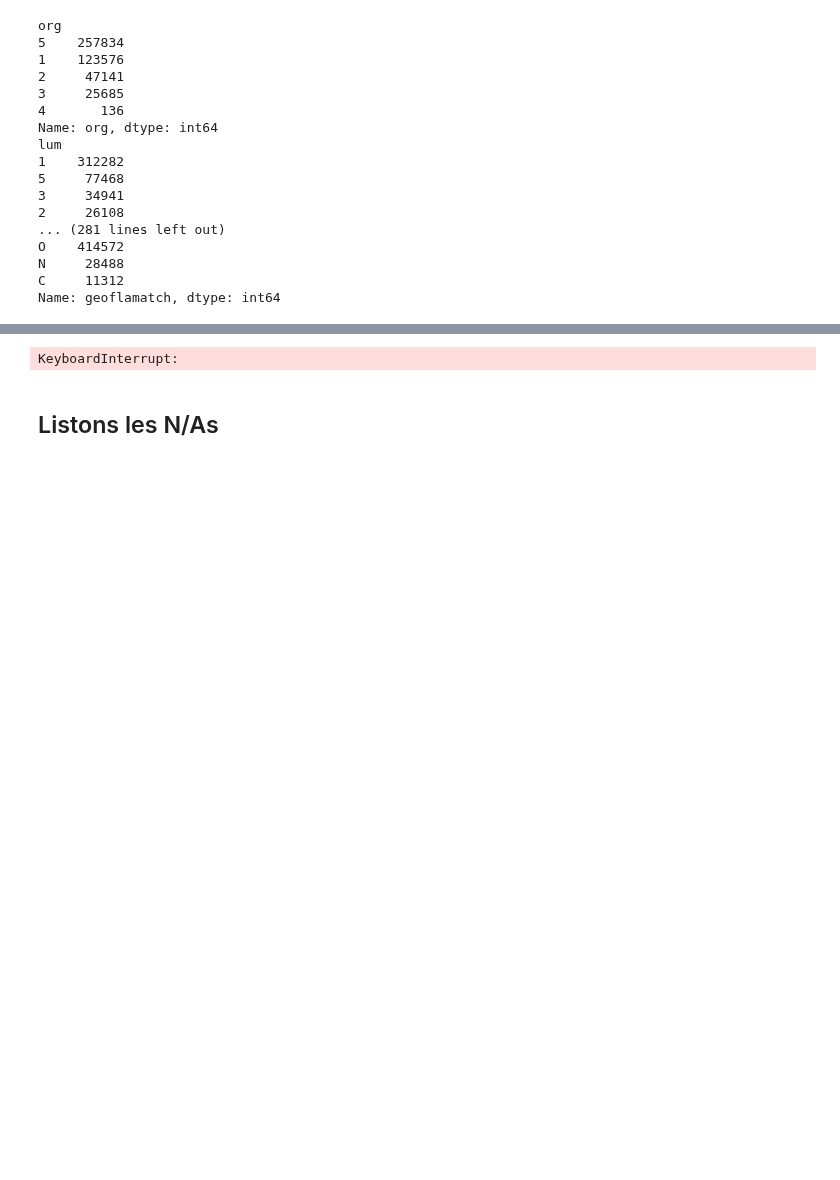
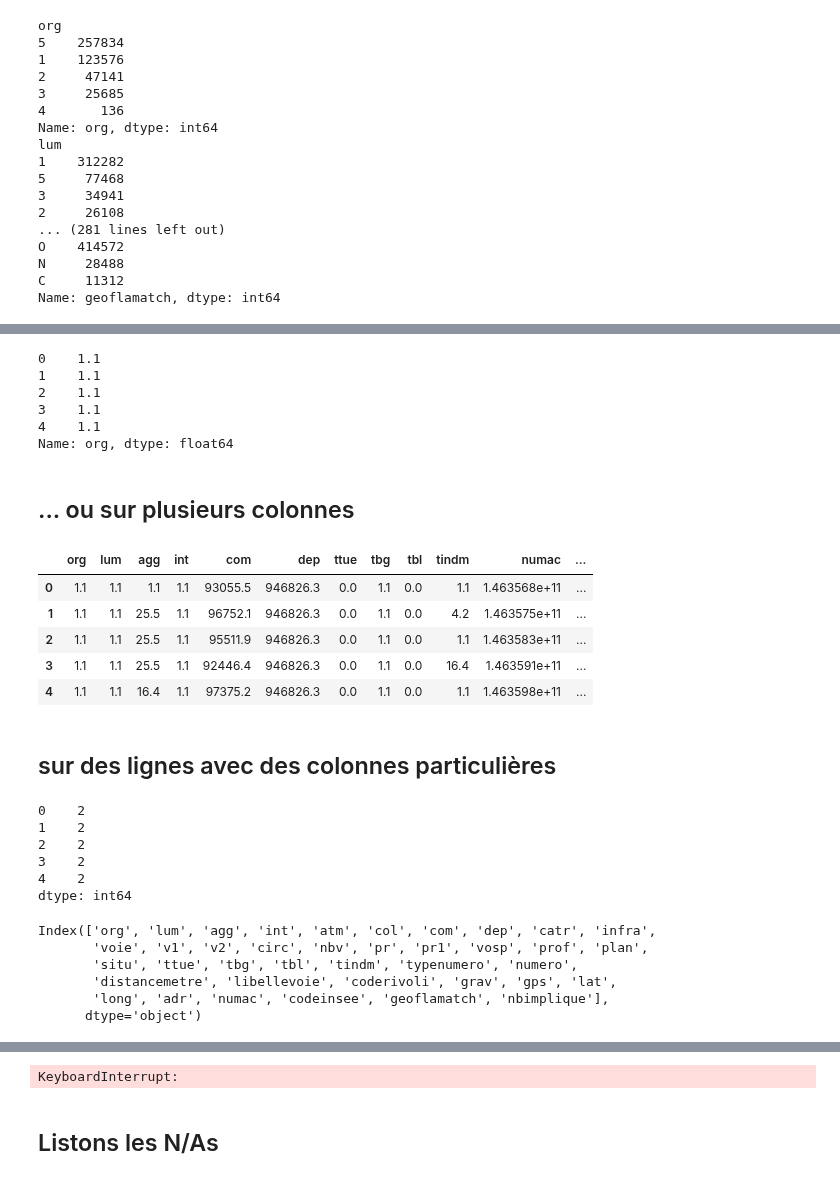
Before and after one commit to Luc-Bertin/TDs_ESILV, a Jupyter notebook: TD3_PlayingWithPandas.ipynb, the cells around one changed output, grey strips where cells are left out. Cells and saved outputs as stored; diff of their text form; code cells hidden in the pictures; blank space fills up the shorter version.

```diff
--- a/TD3_PlayingWithPandas.ipynb
+++ b/TD3_PlayingWithPandas.ipynb
@@ -222,0 +233,2 @@ Name: geoflamatch, dtype: int64
+# %%
+uneFonctionEnUneLigne = lambda x: x**2 + x/10
@@ -222,0 +255,42 @@ Name: geoflamatch, dtype: int64
+# %%
+df.org.apply(uneFonctionEnUneLigne)[0:5]
+# %% [output]
+0    1.1
+1    1.1
+2    1.1
+3    1.1
+4    1.1
+Name: org, dtype: float64
+# %% [markdown]
+## ... ou sur plusieurs colonnes
+# %%
+df[df.dtypes[df.dtypes=='int'].index].apply(uneFonctionEnUneLigne).head()
+# %% [output]
+|  | org | lum | agg | int | com | dep | ttue | tbg | tbl | tindm | numac | ... |
+| 0 | 1.1 | 1.1 | 1.1 | 1.1 | 93055.5 | 946826.3 | 0.0 | 1.1 | 0.0 | 1.1 | 1.463568e+11 | ... |
+| 1 | 1.1 | 1.1 | 25.5 | 1.1 | 96752.1 | 946826.3 | 0.0 | 1.1 | 0.0 | 4.2 | 1.463575e+11 | ... |
+| 2 | 1.1 | 1.1 | 25.5 | 1.1 | 95511.9 | 946826.3 | 0.0 | 1.1 | 0.0 | 1.1 | 1.463583e+11 | ... |
+| 3 | 1.1 | 1.1 | 25.5 | 1.1 | 92446.4 | 946826.3 | 0.0 | 1.1 | 0.0 | 16.4 | 1.463591e+11 | ... |
+| 4 | 1.1 | 1.1 | 16.4 | 1.1 | 97375.2 | 946826.3 | 0.0 | 1.1 | 0.0 | 1.1 | 1.463598e+11 | ... |
+# %% [markdown]
+## sur des lignes avec des colonnes particulières
+# %%
+def f(row):
+    return row['org'] + row['lum']
+df.head().apply(f, axis=1) # axis =1 => sur les lignes
+# %% [output]
+0    2
+1    2
+2    2
+3    2
+4    2
+dtype: int64
+# %%
+df.columns
+# %% [output]
+Index(['org', 'lum', 'agg', 'int', 'atm', 'col', 'com', 'dep', 'catr', 'infra',
+       'voie', 'v1', 'v2', 'circ', 'nbv', 'pr', 'pr1', 'vosp', 'prof', 'plan',
+       'situ', 'ttue', 'tbg', 'tbl', 'tindm', 'typenumero', 'numero',
+       'distancemetre', 'libellevoie', 'coderivoli', 'grav', 'gps', 'lat',
+       'long', 'adr', 'numac', 'codeinsee', 'geoflamatch', 'nbimplique'],
+      dtype='object')
```
Also changed, not shown: parts of 20 cells of this notebook.
